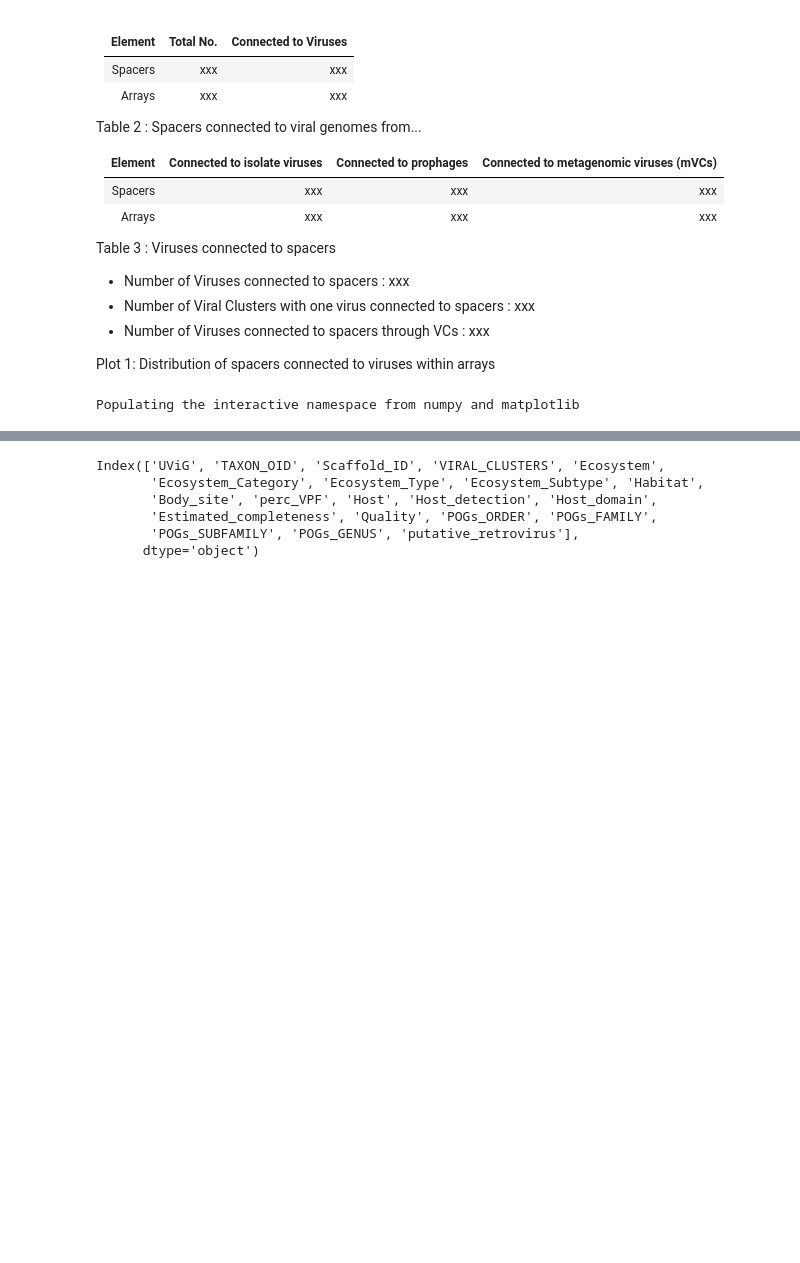
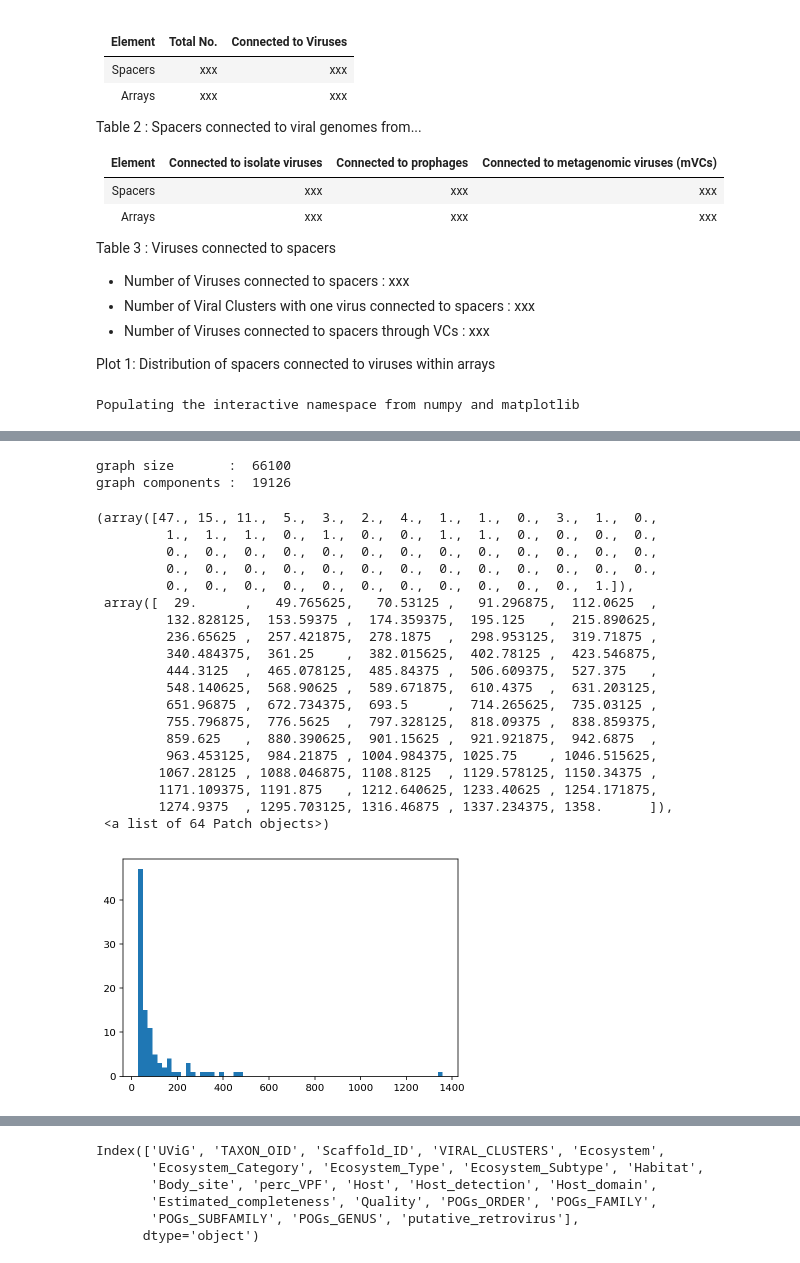
Before and after one commit to camillescott/viralnet, a Jupyter notebook: ViralNetworks.ipynb, the cells around one changed output, grey strips where cells are left out. Cells and saved outputs as stored; diff of their text form; code cells hidden in the pictures; blank space fills up the shorter version.

Commit message:
taking a shot at clustering repeats (issue #5)

```diff
--- a/ViralNetworks.ipynb
+++ b/ViralNetworks.ipynb
@@ -95,0 +196,5 @@ Populating the interactive namespace from numpy and matplotlib
+# %%
+df = pandas.read_csv( 'data/repeats_all_v_all.tsv', sep='\t', header=None, comment='#' )
+df.columns = [ field.strip() for field in open( 'data/repeats_all_v_all.tsv' ).readlines()[35][10:].split(',') ] + ['raw score']
+df = df.where( df['subject id'] != df['query id'] ).dropna() # drop self-alignments
+df.head()
@@ -95,0 +208,31 @@ Populating the interactive namespace from numpy and matplotlib
+# %%
+G = networkx.from_pandas_edgelist( df, 'query id', 'subject id', ['bit score'] )
+print( 'graph size       : ', len( G ) )
+components = sorted( networkx.connected_component_subgraphs(G), key=len, reverse=True )
+print( 'graph components : ', len( components ) )
+# %% [output]
+graph size       :  66100
+graph components :  19126
+# %%
+hist( [ len(g) for g in components[:100] ], 64 )
+# %% [output]
+(array([47., 15., 11.,  5.,  3.,  2.,  4.,  1.,  1.,  0.,  3.,  1.,  0.,
+         1.,  1.,  1.,  0.,  1.,  0.,  0.,  1.,  1.,  0.,  0.,  0.,  0.,
+         0.,  0.,  0.,  0.,  0.,  0.,  0.,  0.,  0.,  0.,  0.,  0.,  0.,
+         0.,  0.,  0.,  0.,  0.,  0.,  0.,  0.,  0.,  0.,  0.,  0.,  0.,
+         0.,  0.,  0.,  0.,  0.,  0.,  0.,  0.,  0.,  0.,  0.,  1.]),
+ array([  29.      ,   49.765625,   70.53125 ,   91.296875,  112.0625  ,
+         132.828125,  153.59375 ,  174.359375,  195.125   ,  215.890625,
+         236.65625 ,  257.421875,  278.1875  ,  298.953125,  319.71875 ,
+         340.484375,  361.25    ,  382.015625,  402.78125 ,  423.546875,
+         444.3125  ,  465.078125,  485.84375 ,  506.609375,  527.375   ,
+         548.140625,  568.90625 ,  589.671875,  610.4375  ,  631.203125,
+         651.96875 ,  672.734375,  693.5     ,  714.265625,  735.03125 ,
+         755.796875,  776.5625  ,  797.328125,  818.09375 ,  838.859375,
+         859.625   ,  880.390625,  901.15625 ,  921.921875,  942.6875  ,
+         963.453125,  984.21875 , 1004.984375, 1025.75    , 1046.515625,
+        1067.28125 , 1088.046875, 1108.8125  , 1129.578125, 1150.34375 ,
+        1171.109375, 1191.875   , 1212.640625, 1233.40625 , 1254.171875,
+        1274.9375  , 1295.703125, 1316.46875 , 1337.234375, 1358.      ]),
+ <a list of 64 Patch objects>)
+[figure, added]
```
Also changed, not shown: parts of 9 cells of this notebook.
